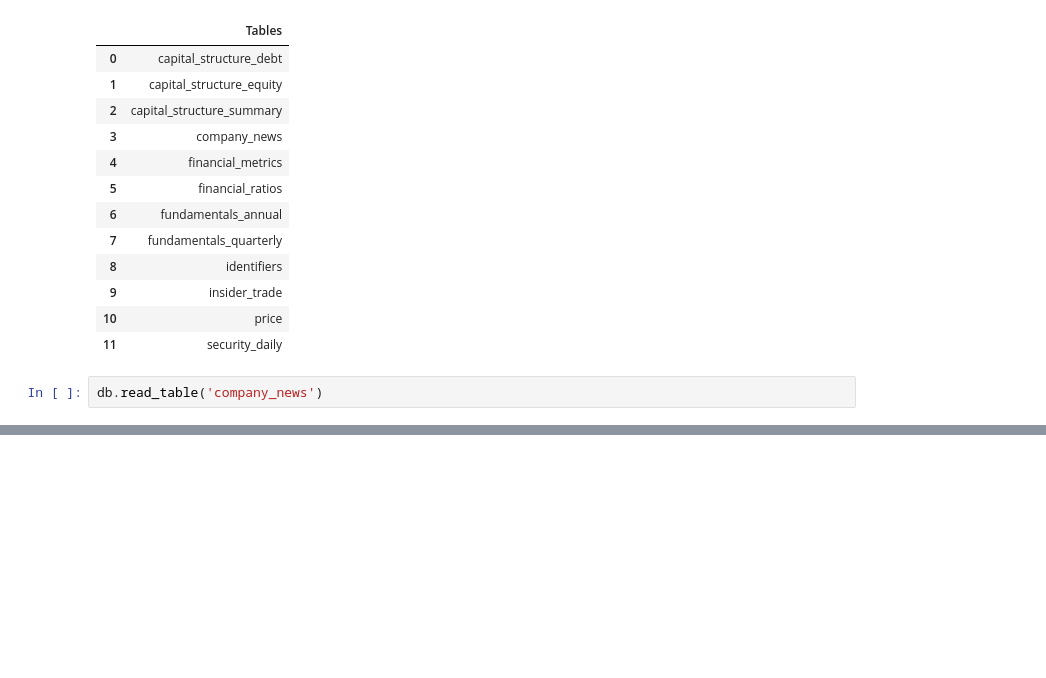
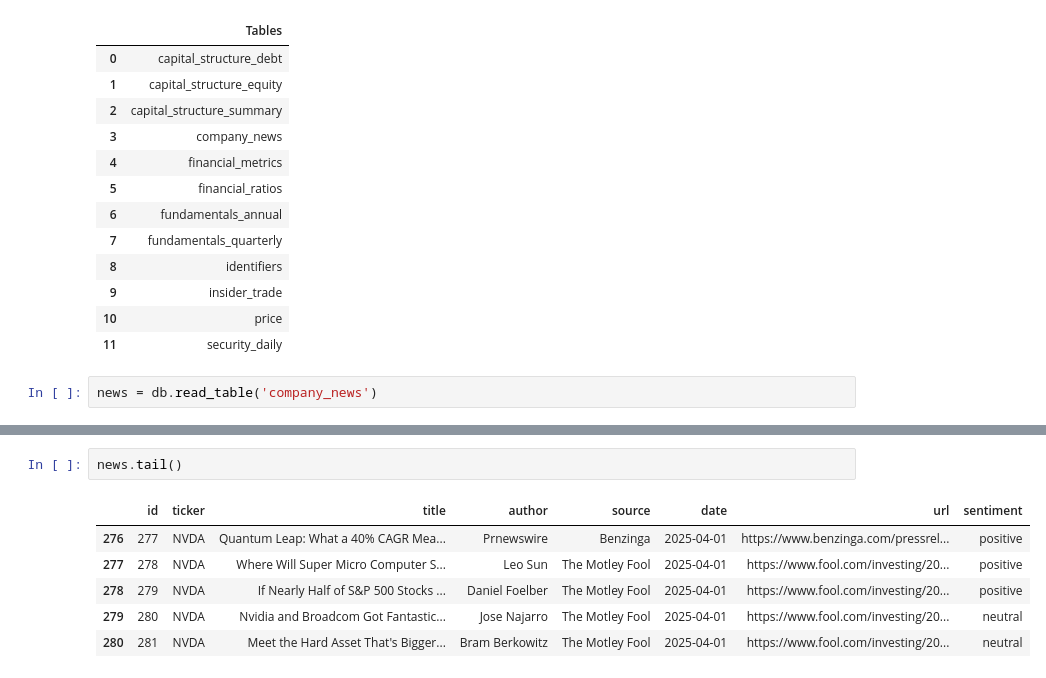
Before and after one commit to Chen-zexi/LangAlpha, a Jupyter notebook: notebooks/db_management.ipynb, the cells around one changed output, grey strips where cells are left out. Drawn from its saved outputs; the diff is of its cells as text; blank space fills up the shorter version.

```diff
--- a/notebooks/db_management.ipynb
+++ b/notebooks/db_management.ipynb
@@ -132,4 +132,4 @@ db.show_tables()
 | 10 | price |
 | 11 | security_daily |
 # %%
-db.read_table('company_news')
+news = db.read_table('company_news')
@@ -149,0 +136,9 @@ db.read_table('company_news')
+# %%
+news.tail()
+# %% [output]
+|  | id | ticker | title | author | source | date | url | sentiment |
+| 276 | 277 | NVDA | Quantum Leap: What a 40% CAGR Mea... | Prnewswire | Benzinga | 2025-04-01 | https://www.benzinga.com/pressrel... | positive |
+| 277 | 278 | NVDA | Where Will Super Micro Computer S... | Leo Sun | The Motley Fool | 2025-04-01 | https://www.fool.com/investing/20... | positive |
+| 278 | 279 | NVDA | If Nearly Half of S&P 500 Stocks ... | Daniel Foelber | The Motley Fool | 2025-04-01 | https://www.fool.com/investing/20... | positive |
+| 279 | 280 | NVDA | Nvidia and Broadcom Got Fantastic... | Jose Najarro | The Motley Fool | 2025-04-01 | https://www.fool.com/investing/20... | neutral |
+| 280 | 281 | NVDA | Meet the Hard Asset That's Bigger... | Bram Berkowitz | The Motley Fool | 2025-04-01 | https://www.fool.com/investing/20... | neutral |
```
Also changed, not shown: parts of 6 cells of this notebook, 3 other files.
